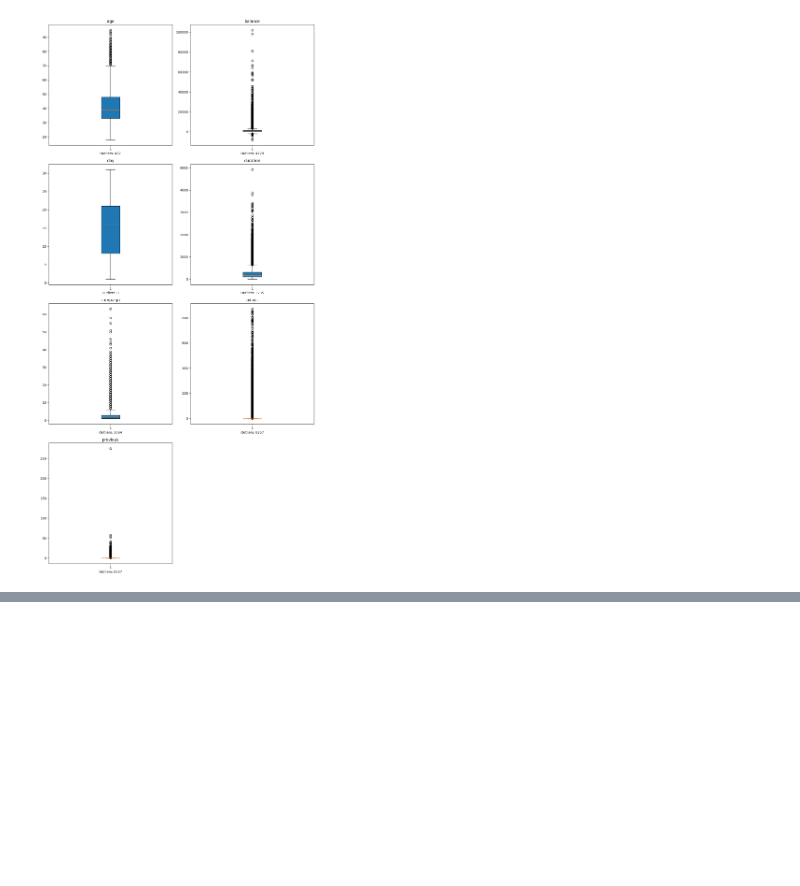
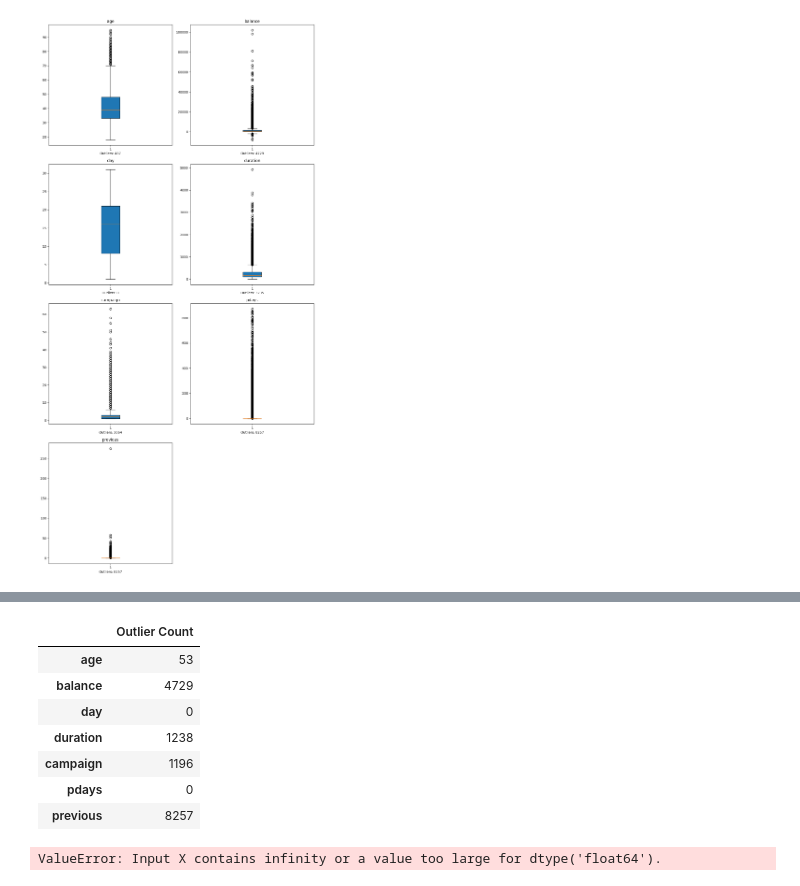
Before and after one commit to dsabljic/Bank-Marketing, a Jupyter notebook: BankMarketing.ipynb, the cells around one changed output, grey strips where cells are left out. Drawn from its saved outputs; the diff is of its cells as text; code cells hidden in the pictures; blank space fills up the shorter version.

```diff
--- a/BankMarketing.ipynb
+++ b/BankMarketing.ipynb
@@ -383,0 +408,2 @@ create_boxplots(df)
+# %%
+df_copy = df.copy()
@@ -383,0 +414,21 @@ create_boxplots(df)
+# %%
+columns_to_transform = ['age', 'duration', 'campaign', 'pdays']
+for col in columns_to_transform:
+    df_copy[col] = np.log1p(df_copy[col])
+# %%
+count_outliers(df_copy)
+# %% [output]
+|  | Outlier Count |
+| age | 53 |
+| balance | 4729 |
+| day | 0 |
+| duration | 1238 |
+| campaign | 1196 |
+| pdays | 0 |
+| previous | 8257 |
+# %%
+numeric_columns = ['age', 'duration', 'campaign', 'pdays']
+scaler = RobustScaler()
+df_copy[numeric_columns] = scaler.fit_transform(df_copy[numeric_columns])
+# %% [output]
+ValueError: Input X contains infinity or a value too large for dtype('float64').
```
Also changed, not shown: parts of 4 cells of this notebook.
